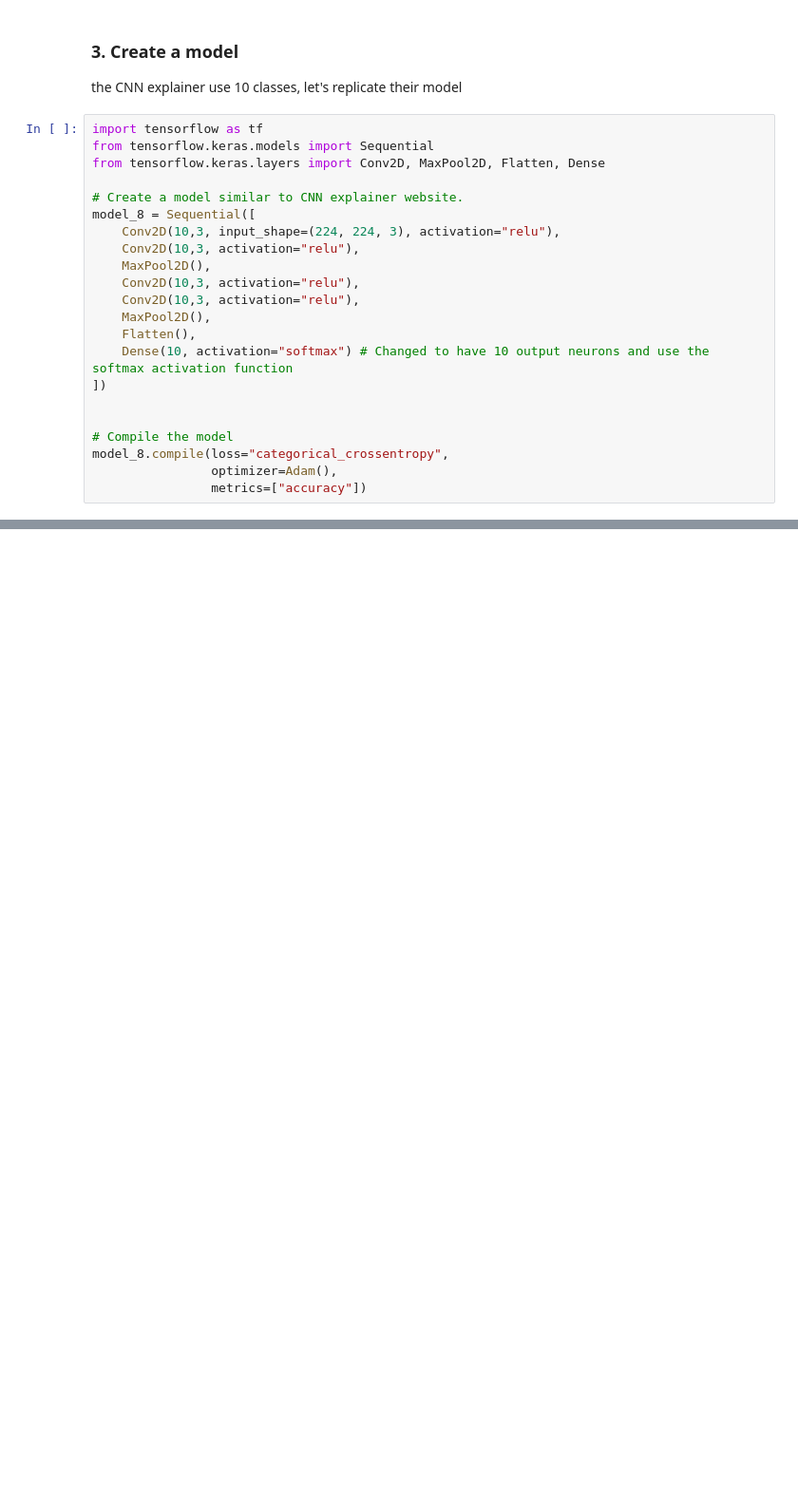
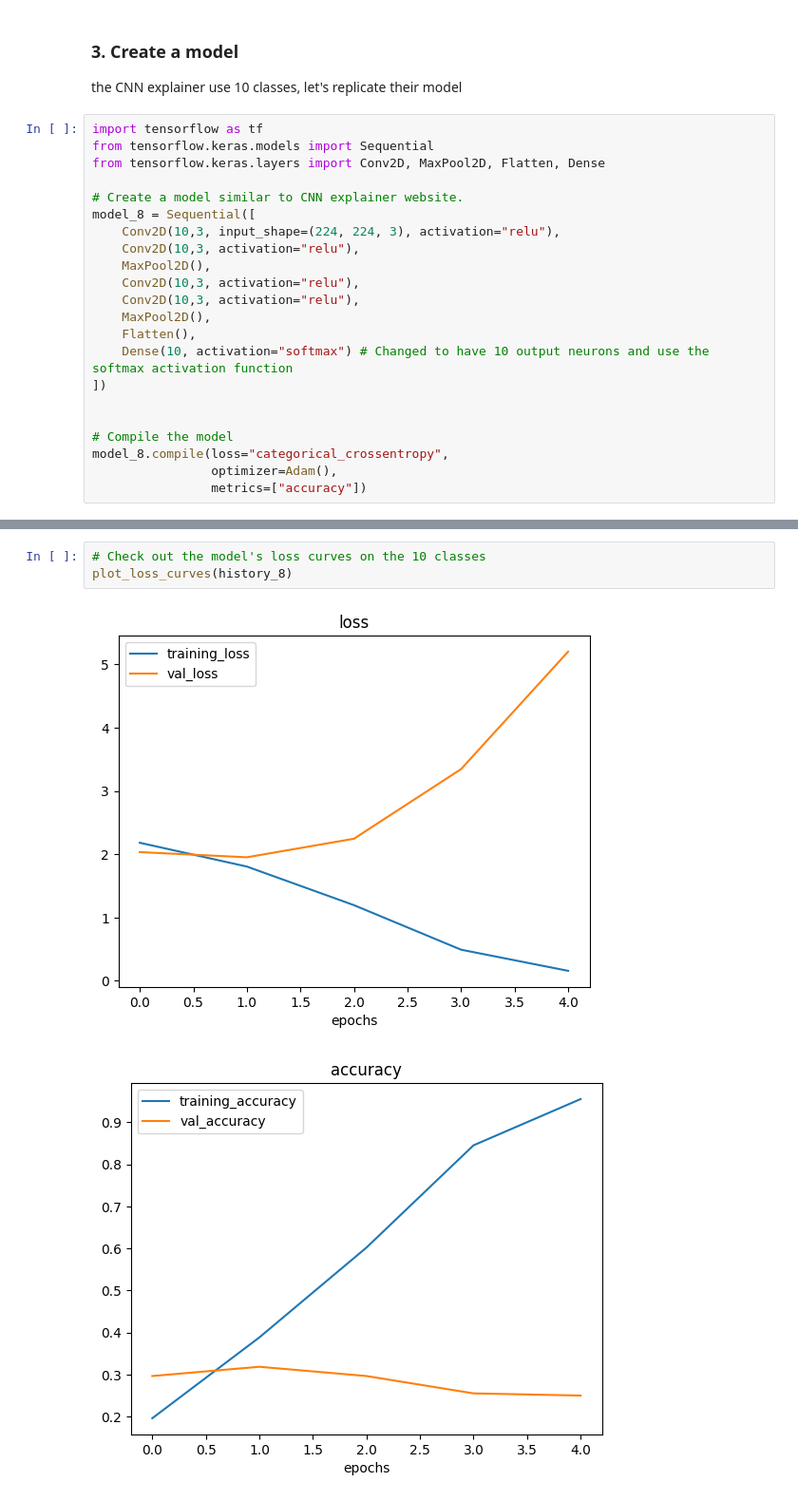
Before and after one commit to iota07/jupyter-notebooks, a Jupyter notebook: 03_CNN_and_computer_vision_with_tensorflow.ipynb, the cells around one changed output, grey strips where cells are left out. Shown at 95% size. Drawn from its saved outputs; the diff is of its cells as text; blank space fills up the shorter version.

```diff
--- a/03_CNN_and_computer_vision_with_tensorflow.ipynb
+++ b/03_CNN_and_computer_vision_with_tensorflow.ipynb
@@ -1241,0 +1258,6 @@ KeyboardInterrupt:
+# %%
+# Check out the model's loss curves on the 10 classes
+plot_loss_curves(history_8)
+# %% [output]
+[figure, added]
+[figure, added]
```
Also changed, not shown: parts of 35 cells of this notebook.
